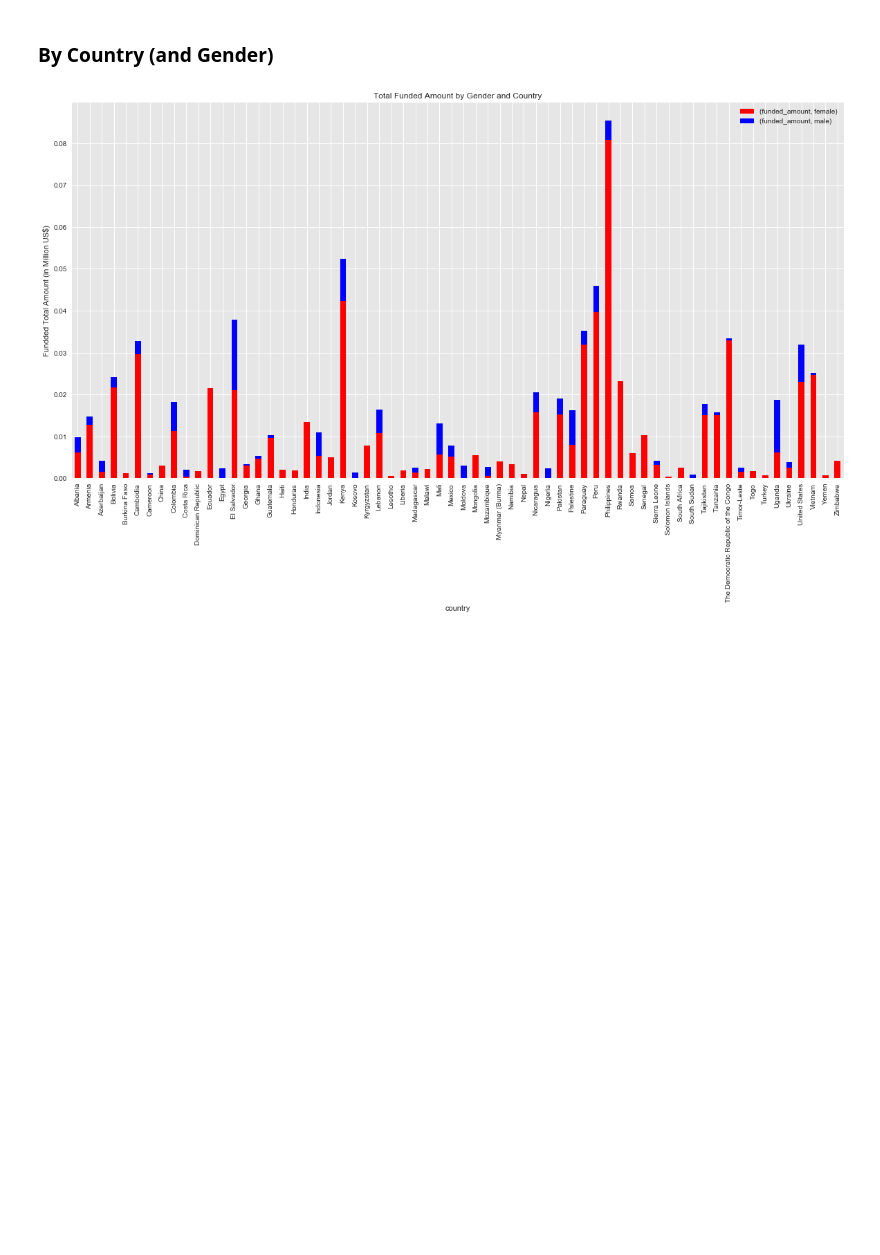
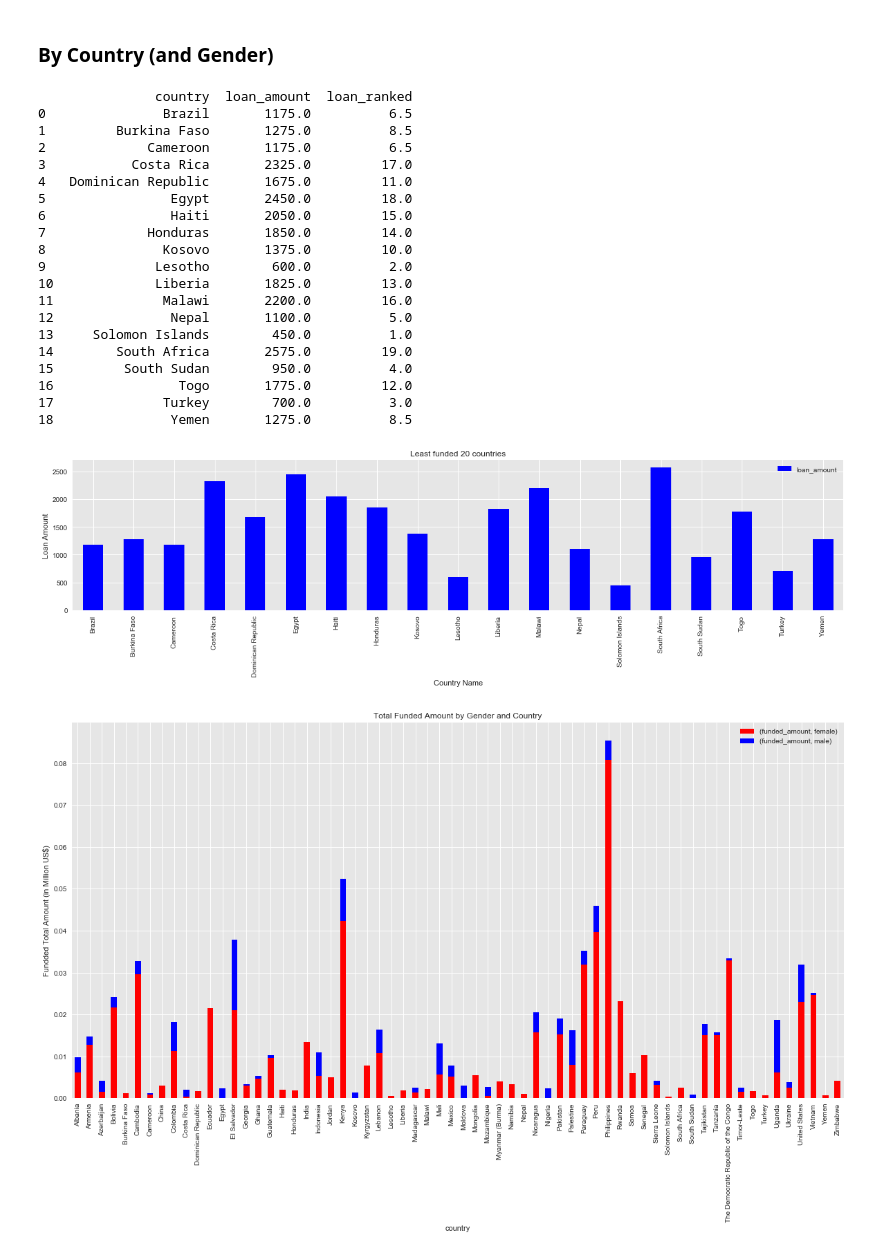
Before and after one commit to feng443/RUDS-Proj1-Kiva-Crowd-Funding-Visualization, a Jupyter notebook: KivaDataVisualization.ipynb, the cells around one changed output. Drawn from its saved outputs; the diff is of its cells as text; code cells hidden in the pictures; blank space fills up the shorter version.

```diff
--- a/KivaDataVisualization.ipynb
+++ b/KivaDataVisualization.ipynb
@@ -56,6 +76,31 @@ plt.show()
 [figure]
 # %% [markdown]
 ### By Country (and Gender)
+# %%
+%run narcos/country_by_loan.py
+plot_country_by_loan_amount(loan_data)
+# %% [output]
+               country  loan_amount  loan_ranked
+0               Brazil       1175.0          6.5
+1         Burkina Faso       1275.0          8.5
+2             Cameroon       1175.0          6.5
+3           Costa Rica       2325.0         17.0
+4   Dominican Republic       1675.0         11.0
+5                Egypt       2450.0         18.0
+6                Haiti       2050.0         15.0
+7             Honduras       1850.0         14.0
+8               Kosovo       1375.0         10.0
+9              Lesotho        600.0          2.0
+10             Liberia       1825.0         13.0
+11              Malawi       2200.0         16.0
+12               Nepal       1100.0          5.0
+13     Solomon Islands        450.0          1.0
+14        South Africa       2575.0         19.0
+15         South Sudan        950.0          4.0
+16                Togo       1775.0         12.0
+17              Turkey        700.0          3.0
+18               Yemen       1275.0          8.5
+[figure, added]
 # %%
 figure, ax = plt.subplots(figsize=(20,10))
 (loan_data.groupby(
```
Also changed, not shown: parts of 6 cells of this notebook, 1 other file.
